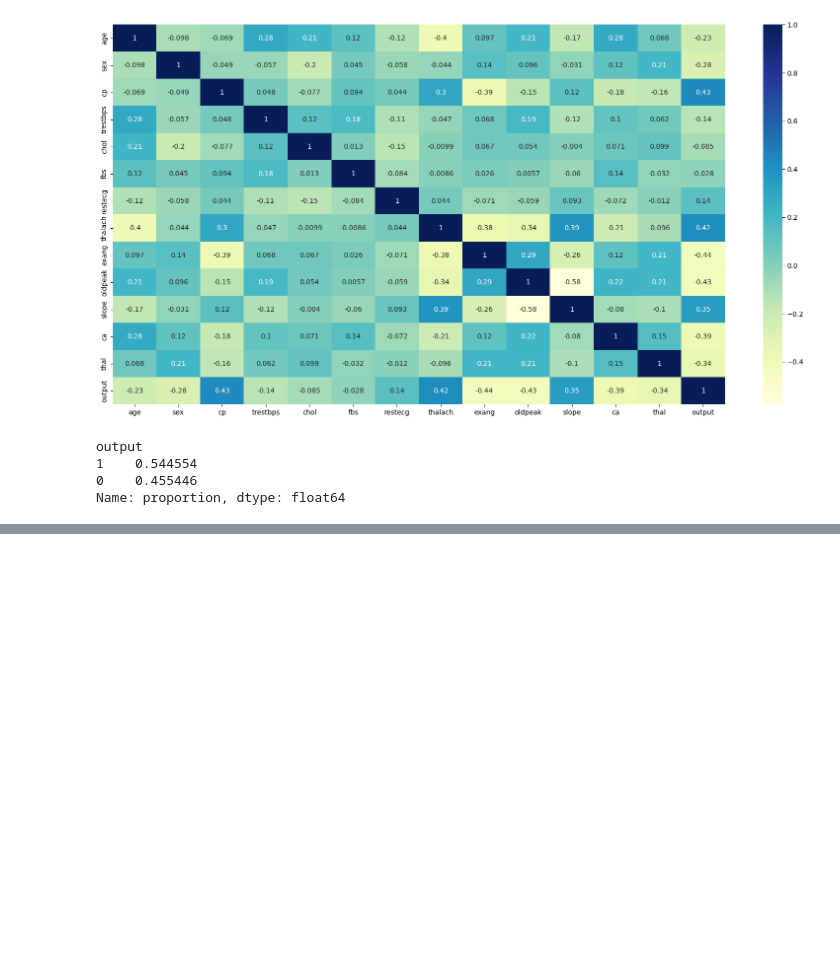
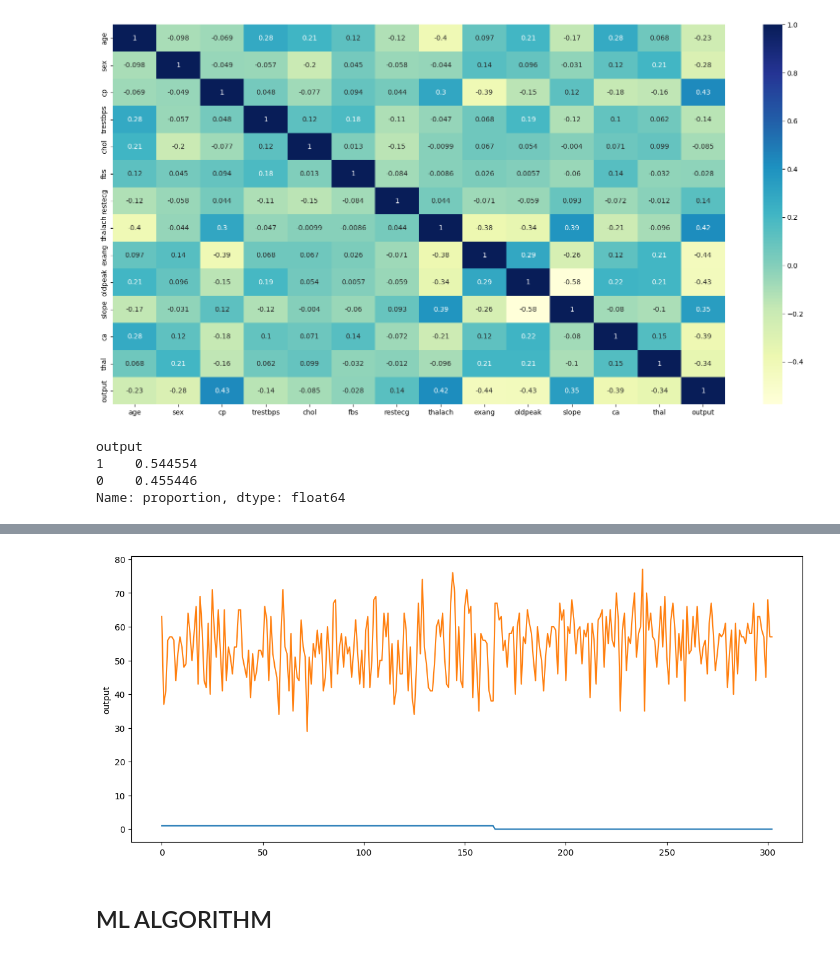
Before and after one commit to Krushna-007/codespaces-jupyter, a Jupyter notebook: notebooks/Heart_disease_prediction.ipynb, the cells around one changed output, grey strips where cells are left out. Cells and saved outputs as stored; diff of their text form; code cells hidden in the pictures; blank space fills up the shorter version.

```diff
--- a/notebooks/Heart_disease_prediction.ipynb
+++ b/notebooks/Heart_disease_prediction.ipynb
@@ -143,0 +150,9 @@ plt.show()
+# %%
+plt.figure(figsize = (14,6))
+sns.lineplot(data=df['output'])
+sns.lineplot(data=df.age)
+plt.show()
+# %% [output]
+[figure, added]
+# %% [markdown]
+## ML ALGORITHM
```
Also changed, not shown: parts of 5 cells of this notebook.
